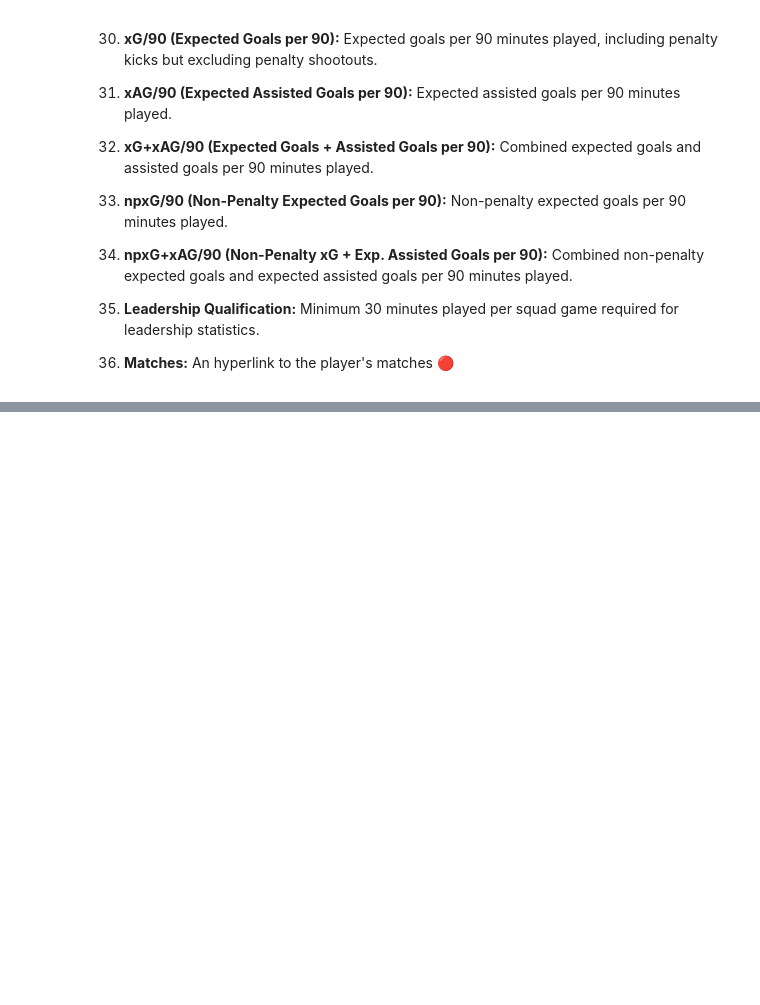
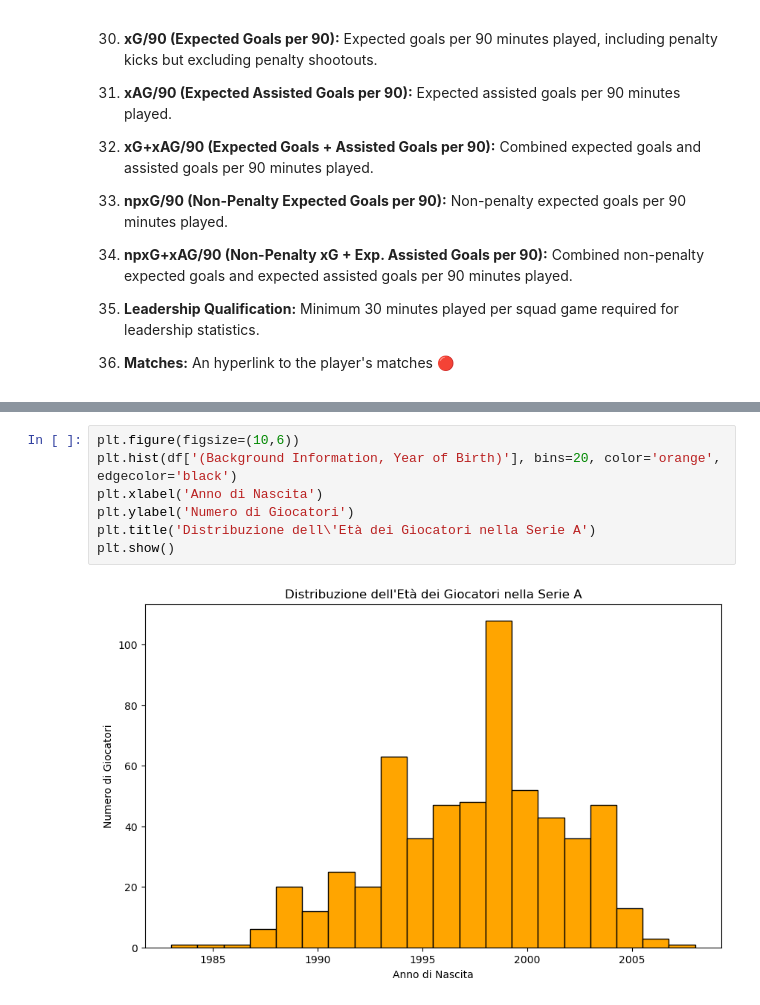
Before and after one commit to andreamoleri/Offside, a Jupyter notebook: offside.ipynb, the cells around one changed output, grey strips where cells are left out. Drawn from its saved outputs; the diff is of its cells as text; blank space fills up the shorter version.

```diff
--- a/offside.ipynb
+++ b/offside.ipynb
@@ -222,0 +221,9 @@ df
+# %%
+plt.figure(figsize=(10,6))
+plt.hist(df['(Background Information, Year of Birth)'], bins=20, color='orange', edgecolor='black')
+plt.xlabel('Anno di Nascita')
+plt.ylabel('Numero di Giocatori')
+plt.title('Distribuzione dell\'Età dei Giocatori nella Serie A')
+plt.show()
+# %% [output]
+[figure, added]
```
Also changed, not shown: parts of 2 cells of this notebook.
